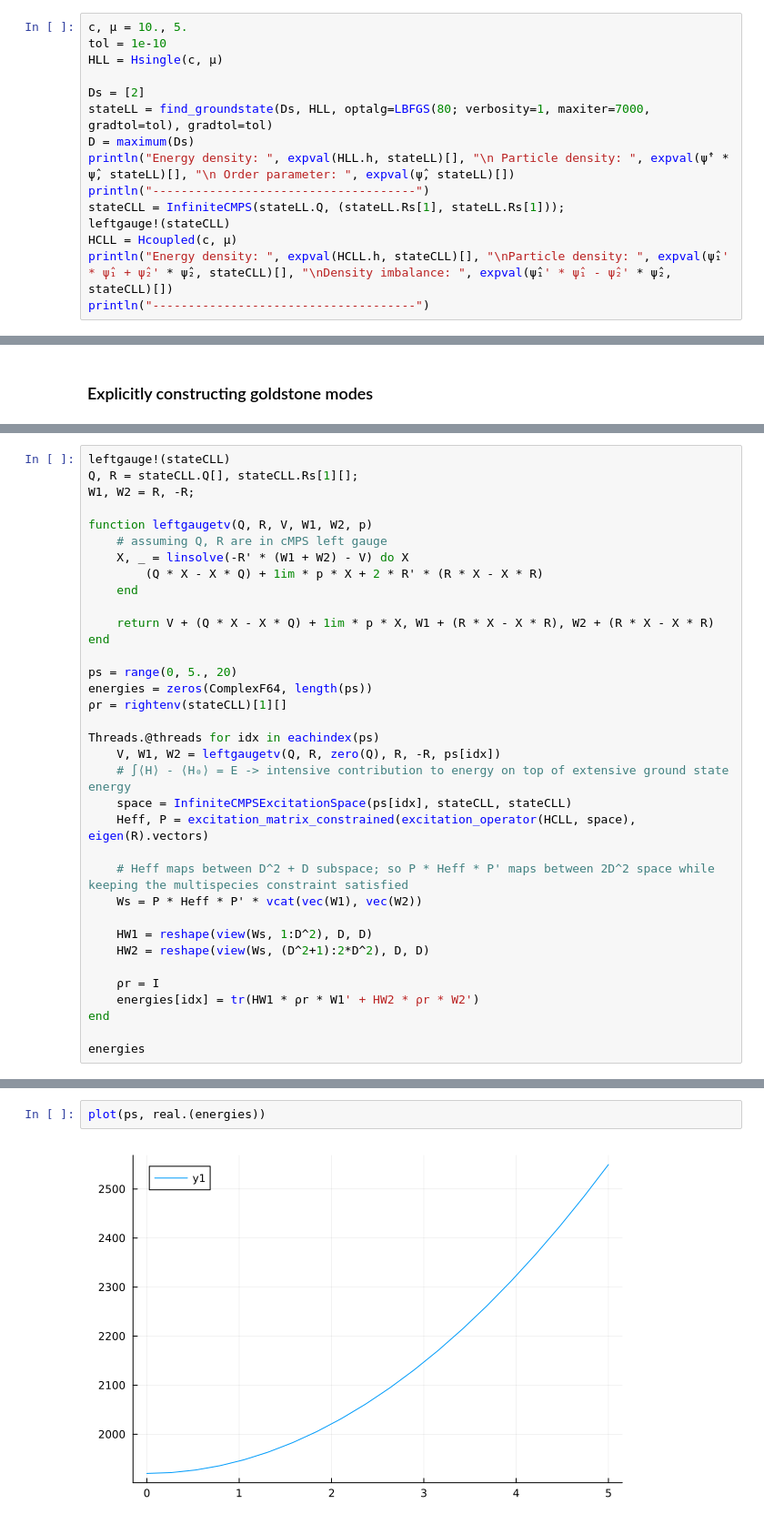
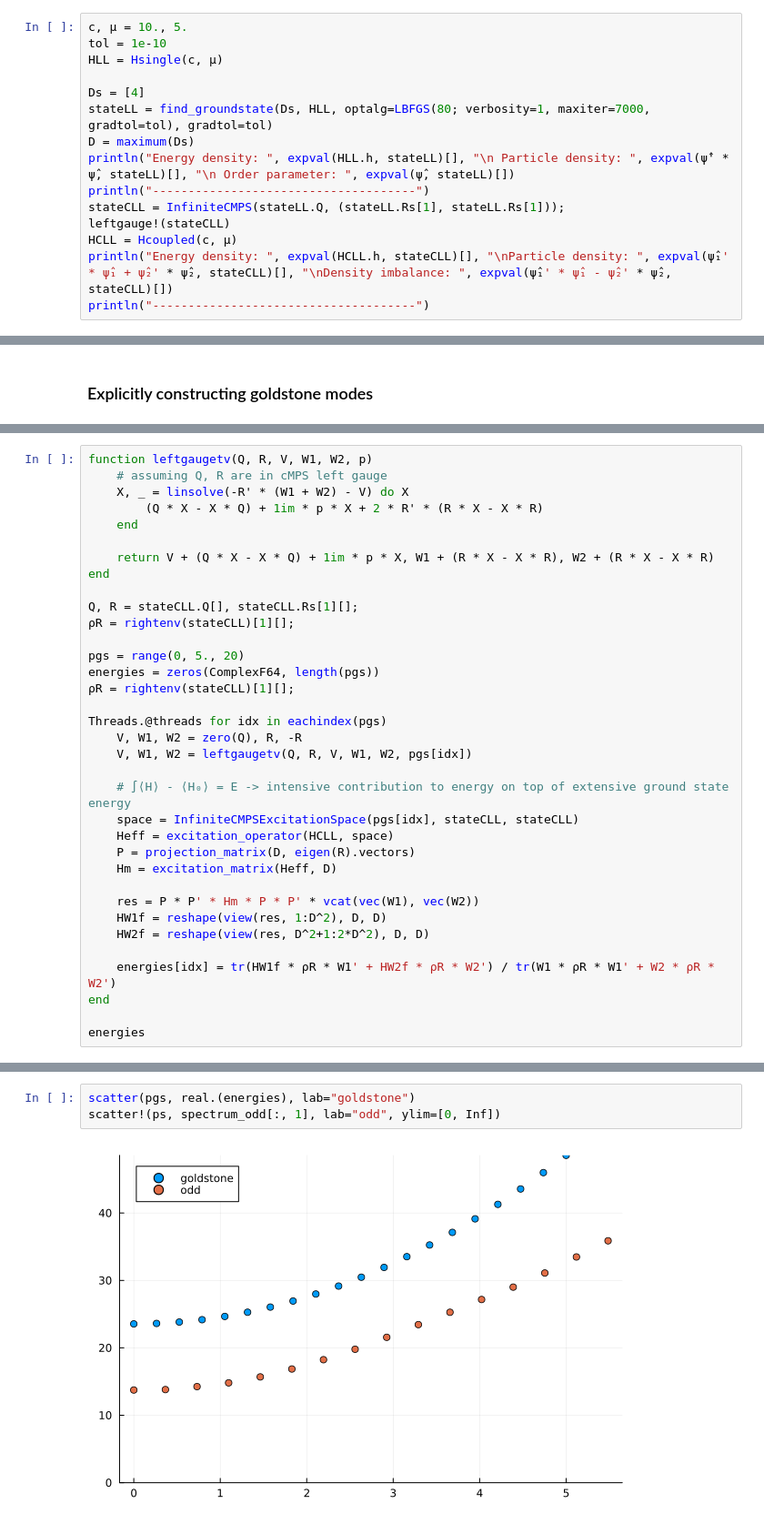
Before and after one commit to 20akshay00/CMPSExcitations, a Jupyter notebook: notebooks/yang-gaudin/excitation_consistency.ipynb, the cells around one changed output, grey strips where cells are left out. Shown: that part at 91% size. Drawn from its saved outputs; the diff is of its cells as text.

```diff
--- a/notebooks/yang-gaudin/excitation_consistency.ipynb
+++ b/notebooks/yang-gaudin/excitation_consistency.ipynb
@@ -79,7 +79,7 @@ c, μ = 10., 5.
 tol = 1e-10
 HLL = Hsingle(c, μ)
 
-Ds = [2]
+Ds = [4]
 stateLL = find_groundstate(Ds, HLL, optalg=LBFGS(80; verbosity=1, maxiter=7000, gradtol=tol), gradtol=tol)
 D = maximum(Ds)
 println("Energy density: ", expval(HLL.h, stateLL)[], "\n Particle density: ", expval(ψ̂' * ψ̂, stateLL)[], "\n Order parameter: ", expval(ψ̂, stateLL)[])
@@ -222,8 +146,4 @@ Energy density: -2.655241675469525
 # %%
-leftgauge!(stateCLL)
-Q, R = stateCLL.Q[], stateCLL.Rs[1][];
-W1, W2 = R, -R;
-
 function leftgaugetv(Q, R, V, W1, W2, p)
     # assuming Q, R are in cMPS left gauge
     X, _ = linsolve(-R' * (W1 + W2) - V) do X
@@ -233,24 +153,28 @@ function leftgaugetv(Q, R, V, W1, W2, p)
     return V + (Q * X - X * Q) + 1im * p * X, W1 + (R * X - X * R), W2 + (R * X - X * R)
 end
 
-ps = range(0, 5., 20)
-energies = zeros(ComplexF64, length(ps))
-ρr = rightenv(stateCLL)[1][]
+Q, R = stateCLL.Q[], stateCLL.Rs[1][];
+ρR = rightenv(stateCLL)[1][];
 
-Threads.@threads for idx in eachindex(ps)
-    V, W1, W2 = leftgaugetv(Q, R, zero(Q), R, -R, ps[idx])
+pgs = range(0, 5., 20)
+energies = zeros(ComplexF64, length(pgs))
+ρR = rightenv(stateCLL)[1][];
+
+Threads.@threads for idx in eachindex(pgs)
+    V, W1, W2 = zero(Q), R, -R
+    V, W1, W2 = leftgaugetv(Q, R, V, W1, W2, pgs[idx])
+
     # ∫⟨H⟩ - ⟨H₀⟩ = E -> intensive contribution to energy on top of extensive ground state energy
-    space = InfiniteCMPSExcitationSpace(ps[idx], stateCLL, stateCLL)
-    Heff, P = excitation_matrix_constrained(excitation_operator(HCLL, space), eigen(R).vectors)
+    space = InfiniteCMPSExcitationSpace(pgs[idx], stateCLL, stateCLL)
+    Heff = excitation_operator(HCLL, space)
+    P = projection_matrix(D, eigen(R).vectors)
+    Hm = excitation_matrix(Heff, D)
 
-    # Heff maps between D^2 + D subspace; so P * Heff * P' maps between 2D^2 space while keeping the multispecies constraint satisfied
-    Ws = P * Heff * P' * vcat(vec(W1), vec(W2))
+    res = P * P' * Hm * P * P' * vcat(vec(W1), vec(W2))
+    HW1f = reshape(view(res, 1:D^2), D, D)
+    HW2f = reshape(view(res, D^2+1:2*D^2), D, D)
 
-    HW1 = reshape(view(Ws, 1:D^2), D, D)
-    HW2 = reshape(view(Ws, (D^2+1):2*D^2), D, D)
-
-    ρr = I
-    energies[idx] = tr(HW1 * ρr * W1' + HW2 * ρr * W2')
+    energies[idx] = tr(HW1f * ρR * W1' + HW2f * ρR * W2') / tr(W1 * ρR * W1' + W2 * ρR * W2')
 end
 
 energies
@@ -275,4 +199,5 @@ energies
 # %%
-plot(ps, real.(energies))
+scatter(pgs, real.(energies), lab="goldstone")
+scatter!(ps, spectrum_odd[:, 1], lab="odd", ylim=[0, Inf])
 # %% [output]
-[figure, old version]
+[figure, new version]
```
Also changed, not shown: parts of 7 cells of this notebook, 5 other files.
